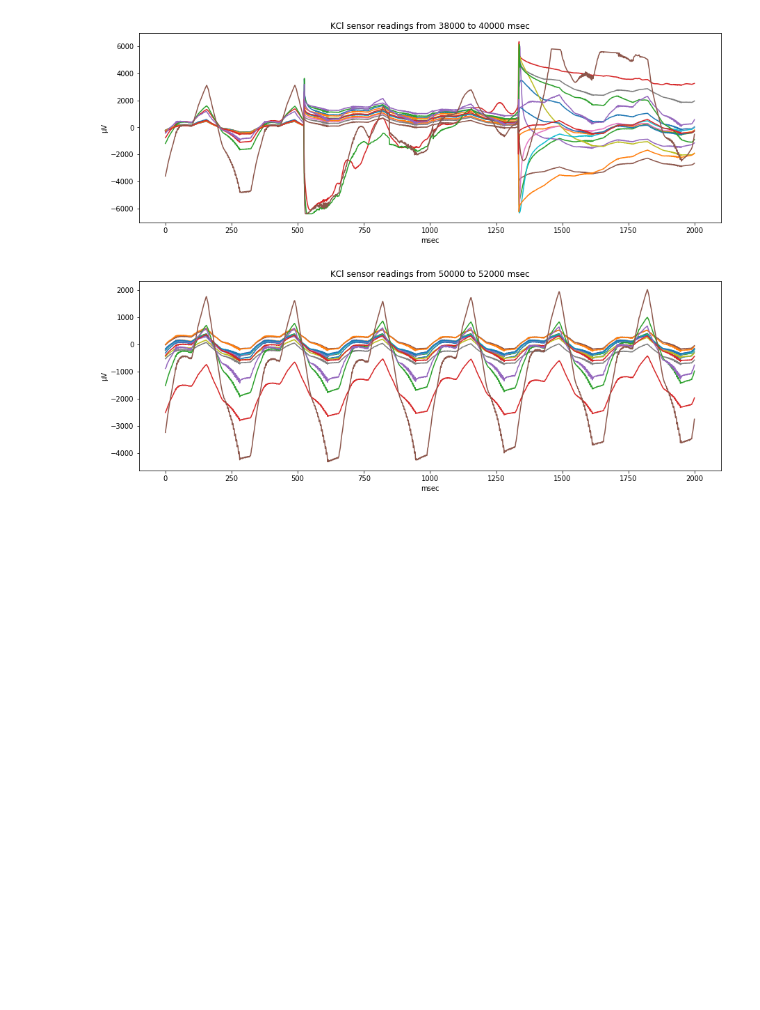
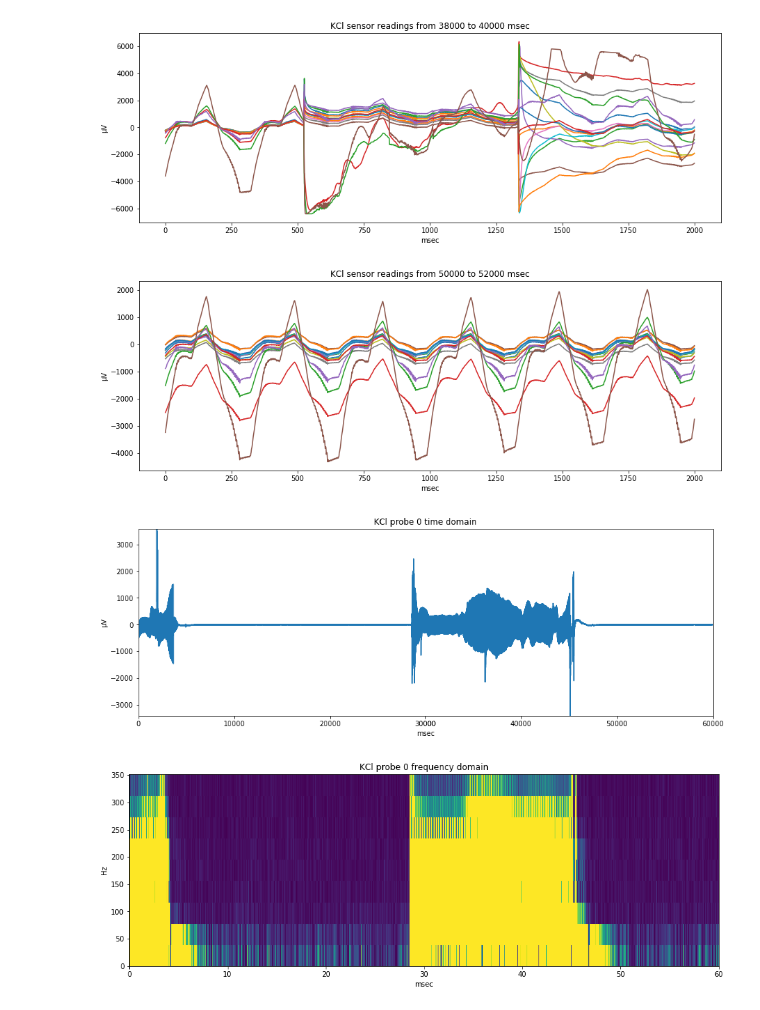
Before and after one commit to braingeneers/experiment, a Jupyter notebook: ingest/view.ipynb, the cells around one changed output. Drawn from its saved outputs; the diff is of its cells as text; code cells hidden in the pictures; blank space fills up the shorter version.

```diff
--- a/ingest/view.ipynb
+++ b/ingest/view.ipynb
@@ -213,7 +214,6 @@ frequency_parameters metadata:
 # %% [markdown]
 First let's look at a few probes over the entire experiment
 # %%
-plt.rcParams['figure.figsize'] = (15.0, 5.0)
 for i in range(0, X.shape[0], 4):
     plt.plot(t, X[i], label=str(i))
     plt.title("KCl sensor readings for probe {}".format(i))
@@ -269,3 +269,20 @@ plt.show()
 [figure]
 [figure]
 [figure]
+# %%
+plt.plot(t, X[0])
+plt.title("KCl probe 0 time domain")
+plt.xlabel("msec")
+plt.ylabel("μV")
+plt.margins(0)
+plt.show()
+
+ff, tt, Zxx = scipy.signal.stft(X[0], fs=fs, nperseg=512, noverlap=256)
+plt.pcolormesh(tt, ff[0:10], np.abs(Zxx[0:10,:]), vmin=0, vmax=8)
+plt.title("KCl probe 0 frequency domain")
+plt.xlabel("msec")
+plt.ylabel("Hz")
+plt.show()
+# %% [output]
+[figure, added]
+[figure, added]
```
Also changed, not shown: parts of 3 cells of this notebook.
